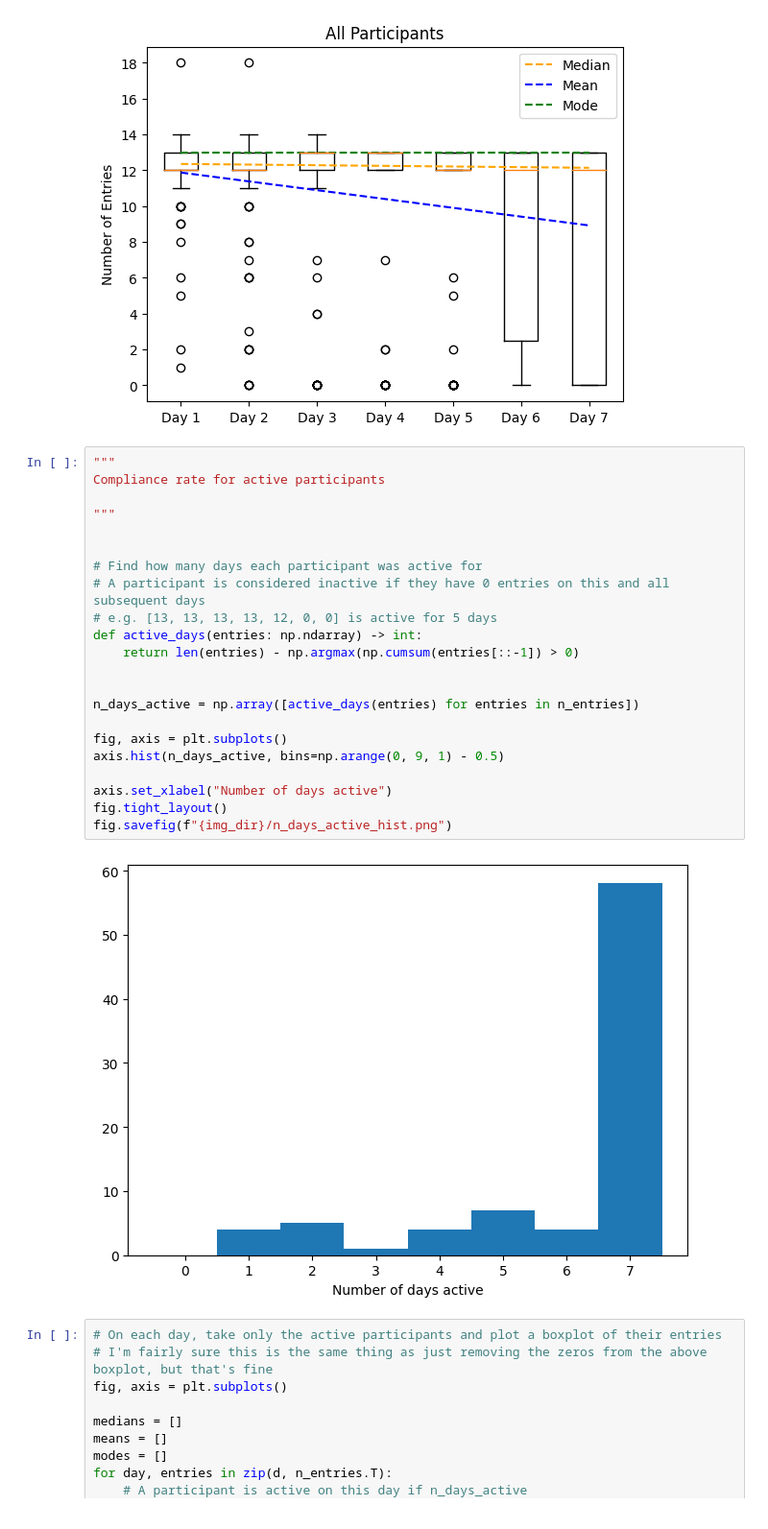
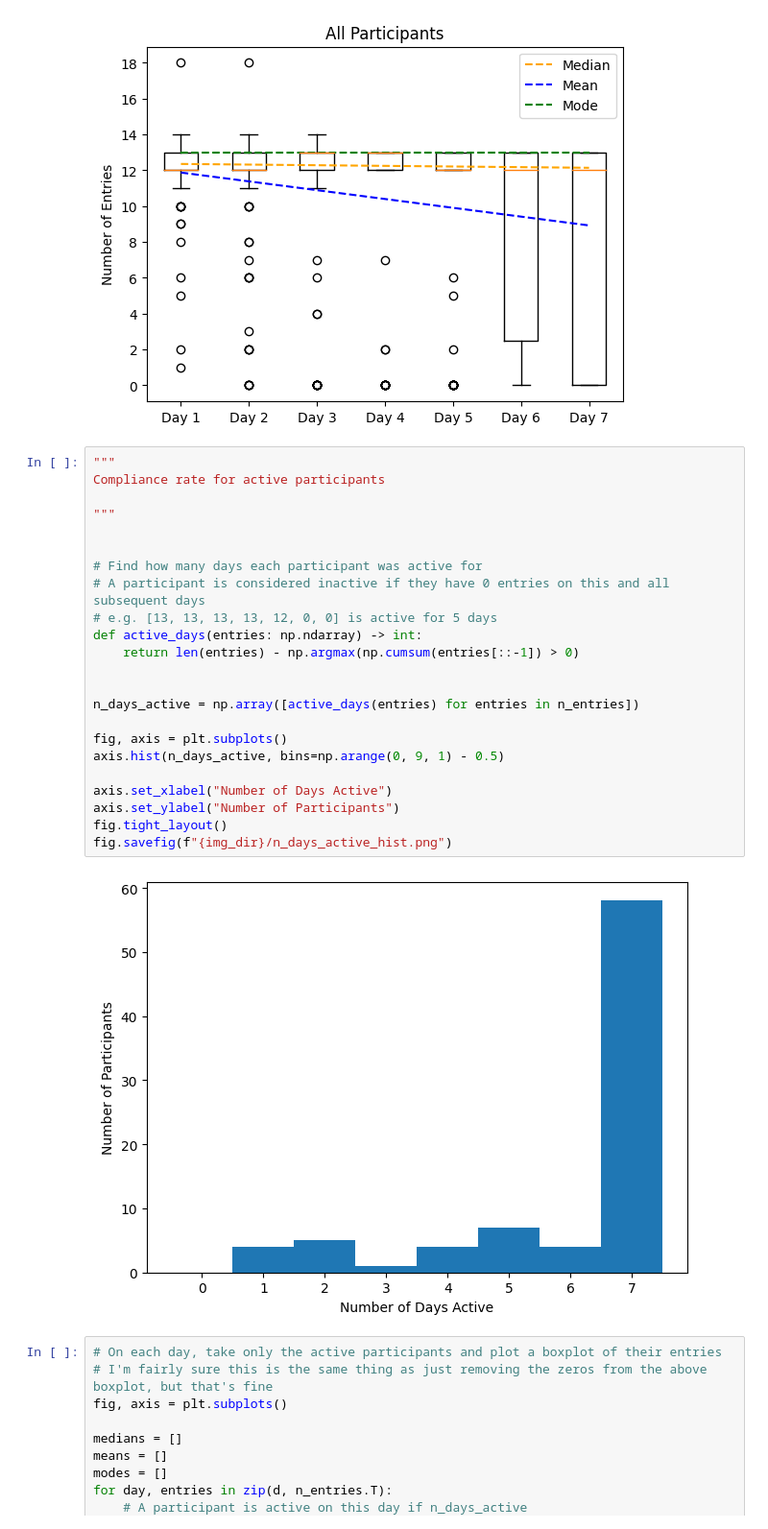
Before and after one commit to JGIBristol/seaco_smartwatch_paper, a Jupyter notebook: quantitative.ipynb, the cells around one changed output. Shown: that part at 96% size. Saved outputs shown, nothing was run; the diff lists cells and outputs as text.

```diff
--- a/quantitative.ipynb
+++ b/quantitative.ipynb
@@ -218,27 +218,28 @@ fig.savefig(f"{img_dir}/n_entries_day_boxplot.png")
 # %%
 """
 Compliance rate for active participants
 
 """
 
 
 # Find how many days each participant was active for
 # A participant is considered inactive if they have 0 entries on this and all subsequent days
 # e.g. [13, 13, 13, 13, 12, 0, 0] is active for 5 days
 def active_days(entries: np.ndarray) -> int:
     return len(entries) - np.argmax(np.cumsum(entries[::-1]) > 0)
 
 
 n_days_active = np.array([active_days(entries) for entries in n_entries])
 
 fig, axis = plt.subplots()
 axis.hist(n_days_active, bins=np.arange(0, 9, 1) - 0.5)
 
-axis.set_xlabel("Number of days active")
+axis.set_xlabel("Number of Days Active")
+axis.set_ylabel("Number of Participants")
 fig.tight_layout()
 fig.savefig(f"{img_dir}/n_days_active_hist.png")
 # %% [output]
-[figure, old version]
+[figure, new version]
 # %%
 # On each day, take only the active participants and plot a boxplot of their entries
 # I'm fairly sure this is the same thing as just removing the zeros from the above boxplot, but that's fine
```
Also changed, not shown: parts of 5 cells of this notebook.
